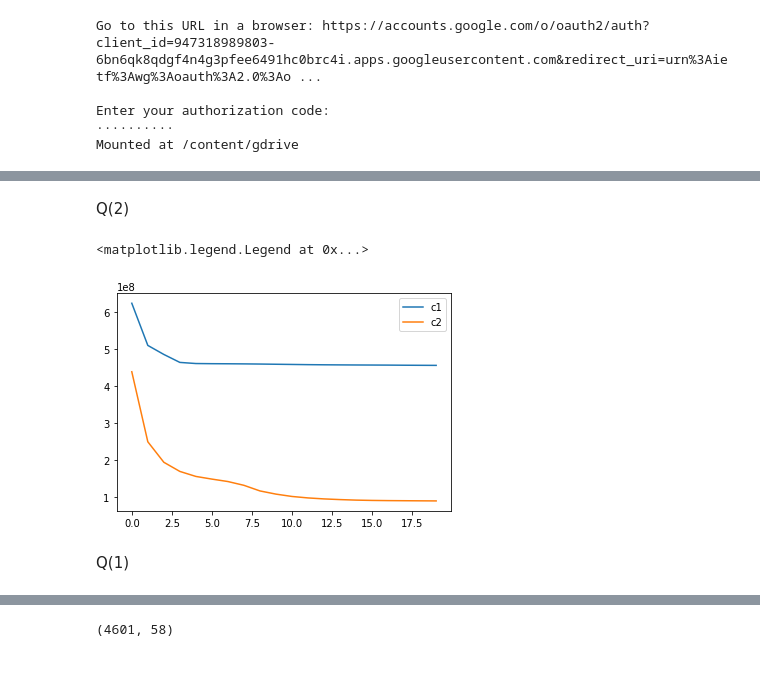
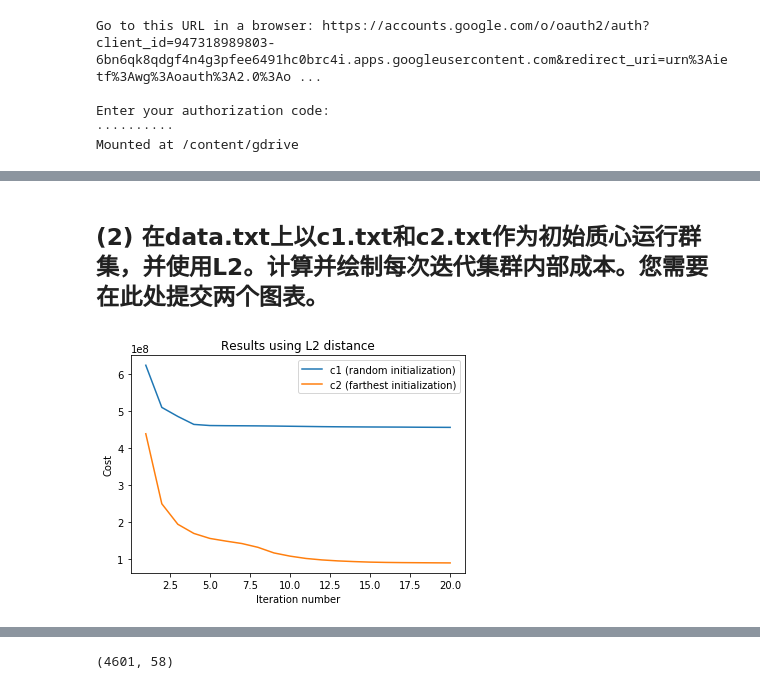
Before and after one commit to JingQian87/BigData, a Jupyter notebook: HW1/HW1_BigData_1.ipynb, the cells around one changed output, grey strips where cells are left out. Cells and saved outputs as stored; diff of their text form; code cells hidden in the pictures.

```diff
--- a/HW1/HW1_BigData_1.ipynb
+++ b/HW1/HW1_BigData_1.ipynb
@@ -130,17 +148,17 @@ def kmeans(data, centroids, norm=2):
+# %% [markdown]
+## (2) 在data.txt上以c1.txt和c2.txt作为初始质心运行群集，并使用L2。计算并绘制每次迭代集群内部成本。您需要在此处提交两个图表。
 # %%
-_, _, loss12 = kmeans(data, centroids1, norm=2)
+data12, centroids12, loss12 = kmeans(data, centroids1, norm=2)
+data22, centroids22, loss22 = kmeans(data, centroids2, norm=2)
-# %%
-_, _, loss22 = kmeans(data, centroids2, norm=2)
-# %% [markdown]
-Q(2)
 # %%
 import matplotlib.pyplot as plt
-x = np.arange(20)
-plt.plot(x,loss12, label='c1')
-plt.plot(x,loss22, label='c2')
+x = np.arange(1,21)
+plt.plot(x,loss12, label='c1 (random initialization)')
+plt.plot(x,loss22, label='c2 (farthest initialization)')
+plt.title('Results using L2 distance')
+plt.xlabel('Iteration number')
+plt.ylabel('Cost')
 plt.legend()
+plt.savefig('/content/gdrive/My Drive/BigData/q1/Q1_2.png')
 # %% [output]
-<matplotlib.legend.Legend at 0x...>
-[figure, old version]
+[figure, new version]
-# %% [markdown]
-Q(1)
```
Also changed, not shown: parts of 8 cells of this notebook, 2 other files.
